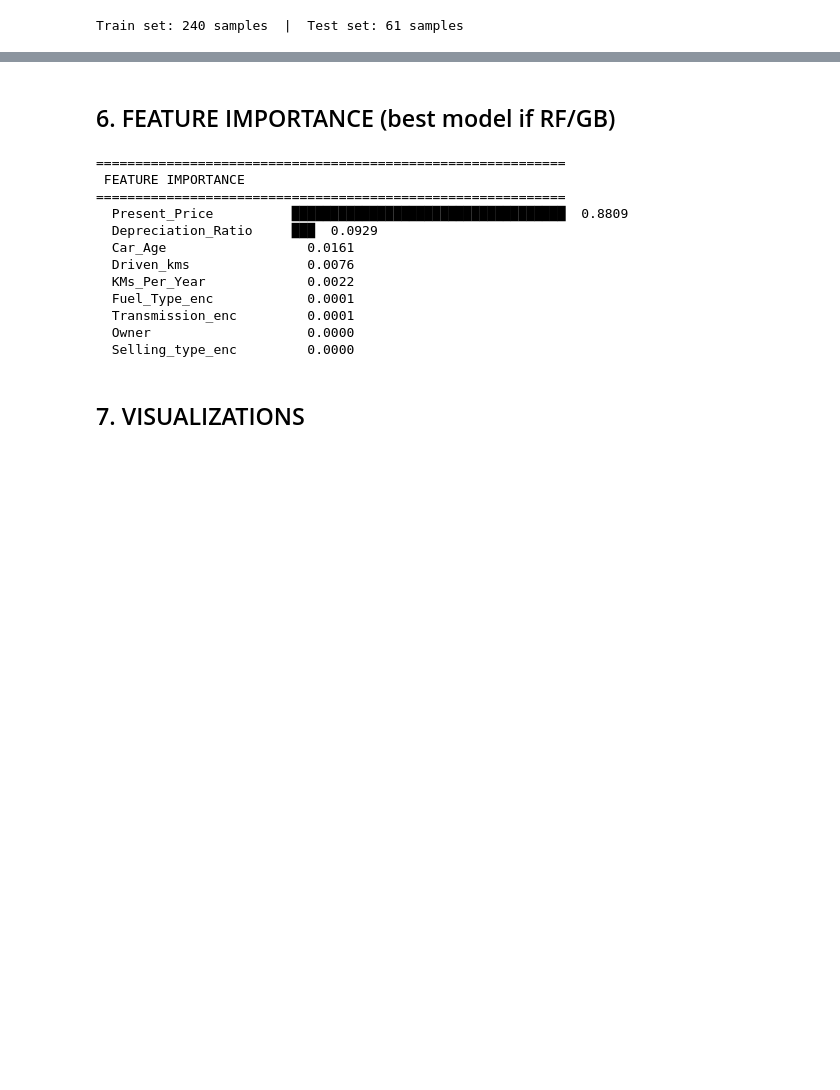
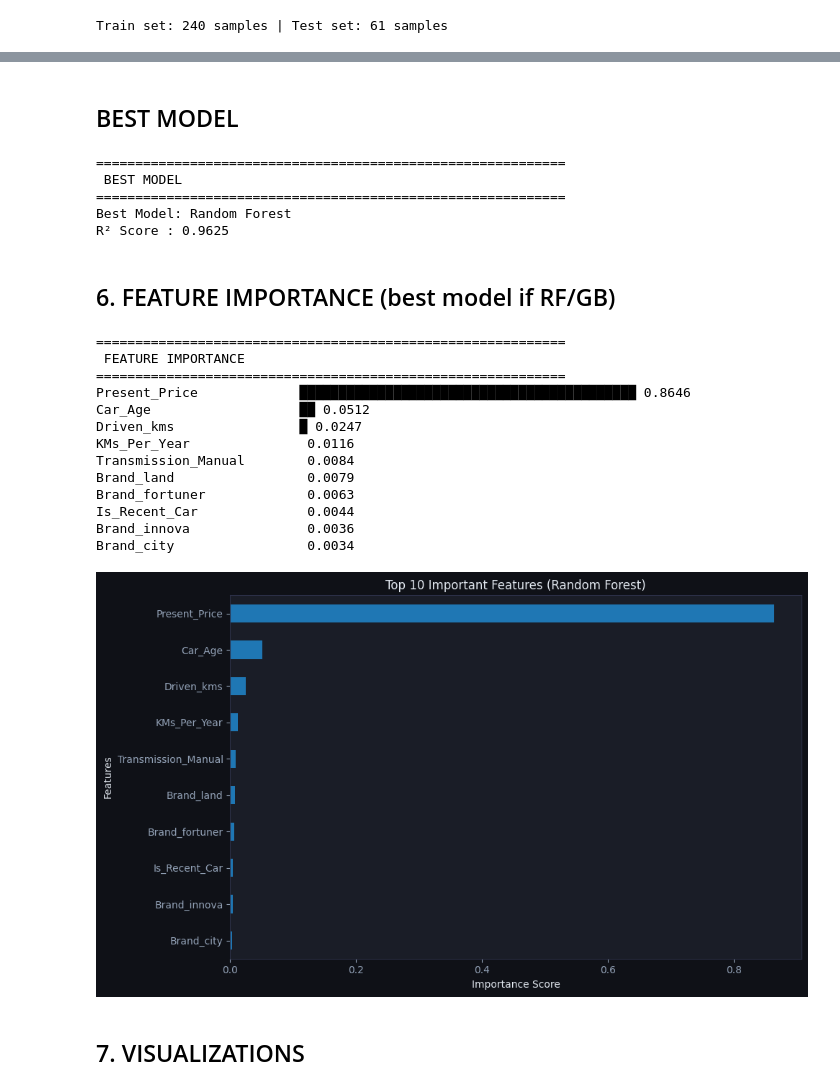
Before and after one commit to anubrata2209/car-price-prediction, a Jupyter notebook: code.ipynb, the cells around one changed output, grey strips where cells are left out. Cells and saved outputs as stored; diff of their text form; code cells hidden in the pictures; blank space fills up the shorter version.

Commit message:
Updated car price prediction project

```diff
--- a/code.ipynb
+++ b/code.ipynb
@@ -162,26 +270,79 @@ print(f"\n   Best Model: {best_model_name}  (R² = {results[best_model_name]['R
+# %% [markdown]
+## BEST MODEL
+# %%
+best_model_name = max(
+    results,
+    key=lambda x: results[x]["R²"]
+)
+
+best_model = models[best_model_name]
+
+print("\n" + "=" * 60)
+print(" BEST MODEL")
+print("=" * 60)
+
+print(
+    f"Best Model: {best_model_name}"
+)
+
+print(
+    f"R² Score : {results[best_model_name]['R²']:.4f}"
+)
+# %% [output]
+============================================================
+ BEST MODEL
+============================================================
+Best Model: Random Forest
+R² Score : 0.9625
 # %% [markdown]
 ## 6. FEATURE IMPORTANCE (best model if RF/GB)
 # %%
+# ============================================================
+# FEATURE IMPORTANCE
+# ============================================================
+
 if hasattr(best_model, "feature_importances_"):
-    importances = pd.Series(best_model.feature_importances_, index=feature_cols).sort_values(ascending=False)
+
+    importances = pd.Series(
+        best_model.feature_importances_,
+        index=feature_cols
+    ).sort_values(ascending=False)
+
     print("\n" + "=" * 60)
     print(" FEATURE IMPORTANCE")
     print("=" * 60)
-    for feat, imp in importances.items():
-        bar = "█" * int(imp * 40)
-        print(f"  {feat:<22} {bar}  {imp:.4f}")
+
+    for feat, imp in importances.head(10).items():
+        bar = "█" * int(imp * 50)
+        print(f"{feat:<25} {bar} {imp:.4f}")
+
+    # Visualization
+    plt.figure(figsize=(10, 6))
+
+    importances.head(10).sort_values().plot(
+        kind="barh"
+    )
+
+    plt.title(f"Top 10 Important Features ({best_model_name})")
+    plt.xlabel("Importance Score")
+    plt.ylabel("Features")
+
+    plt.tight_layout()
+    plt.show()
 # %% [output]
 ============================================================
  FEATURE IMPORTANCE
 ============================================================
-  Present_Price          ███████████████████████████████████  0.8809
-  Depreciation_Ratio     ███  0.0929
-  Car_Age                  0.0161
-  Driven_kms               0.0076
-  KMs_Per_Year             0.0022
-  Fuel_Type_enc            0.0001
-  Transmission_enc         0.0001
-  Owner                    0.0000
-  Selling_type_enc         0.0000
+Present_Price             ███████████████████████████████████████████ 0.8646
+Car_Age                   ██ 0.0512
+Driven_kms                █ 0.0247
+KMs_Per_Year               0.0116
+Transmission_Manual        0.0084
+Brand_land                 0.0079
+Brand_fortuner             0.0063
+Is_Recent_Car              0.0044
+Brand_innova               0.0036
+Brand_city                 0.0034
+[figure, added]
 # %% [markdown]
 ## 7. VISUALIZATIONS
```
Also changed, not shown: parts of 12 cells of this notebook.
